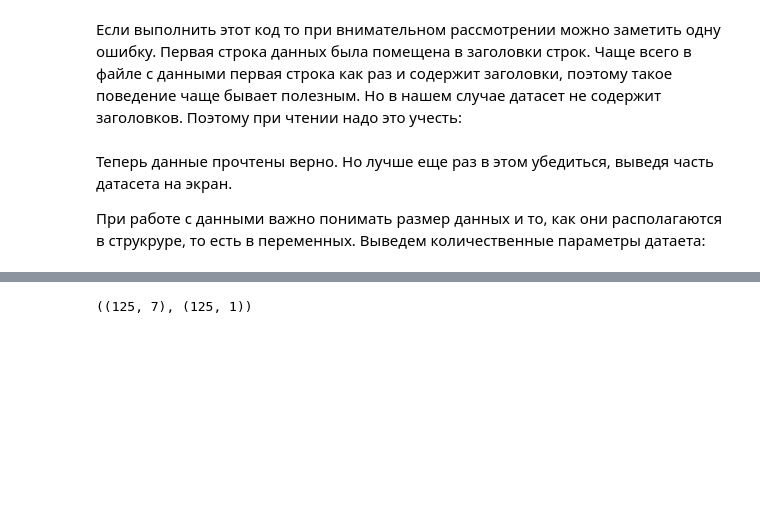
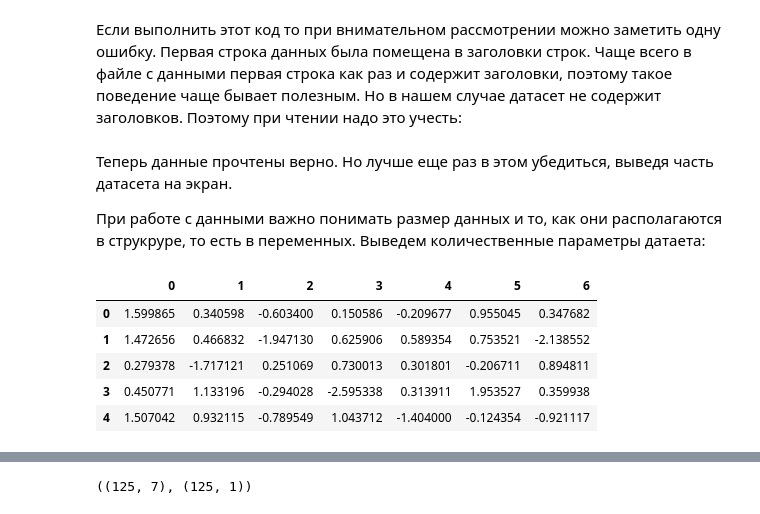
Before and after one commit to kinraku/ML_course, a Jupyter notebook: ML1.2 multivariate/1.2.ipynb, the cells around one changed output, grey strips where cells are left out. Drawn from its saved outputs; the diff is of its cells as text; code cells hidden in the pictures; blank space fills up the shorter version.

```diff
--- a/ML1.2 multivariate/1.2.ipynb
+++ b/ML1.2 multivariate/1.2.ipynb
@@ -42,3 +42,12 @@ y = pd.read_csv("https://github.com/koroteevmv/ML_course/raw/main/ML1.2%20multiv
 Теперь данные прочтены верно. Но лучше еще раз в этом убедиться, выведя часть датасета на экран.
 
 При работе с данными важно понимать размер данных и то, как они располагаются в струкруре, то есть в переменных. Выведем количественные параметры датаета:
+# %%
+x.head()
+# %% [output]
+|  | 0 | 1 | 2 | 3 | 4 | 5 | 6 |
+| 0 | 1.599865 | 0.340598 | -0.603400 | 0.150586 | -0.209677 | 0.955045 | 0.347682 |
+| 1 | 1.472656 | 0.466832 | -1.947130 | 0.625906 | 0.589354 | 0.753521 | -2.138552 |
+| 2 | 0.279378 | -1.717121 | 0.251069 | 0.730013 | 0.301801 | -0.206711 | 0.894811 |
+| 3 | 0.450771 | 1.133196 | -0.294028 | -2.595338 | 0.313911 | 1.953527 | 0.359938 |
+| 4 | 1.507042 | 0.932115 | -0.789549 | 1.043712 | -1.404000 | -0.124354 | -0.921117 |
```
Also changed, not shown: parts of 18 cells of this notebook, 6 other files.
